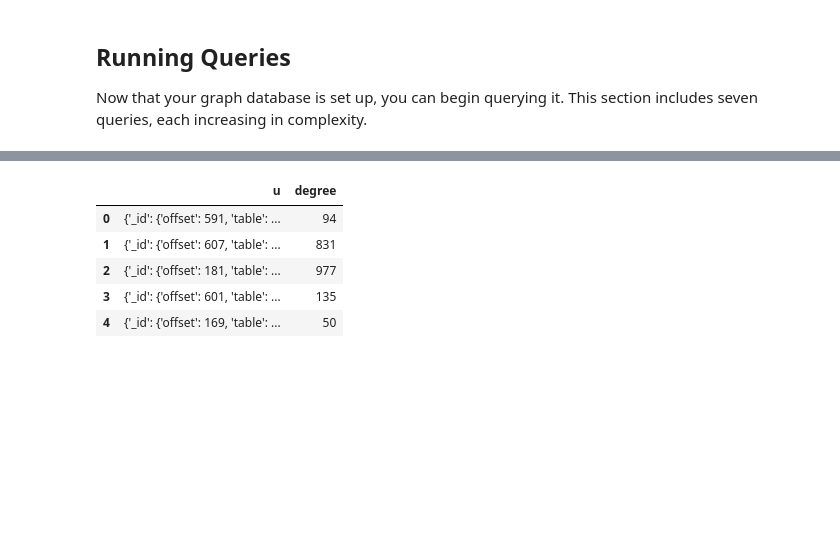
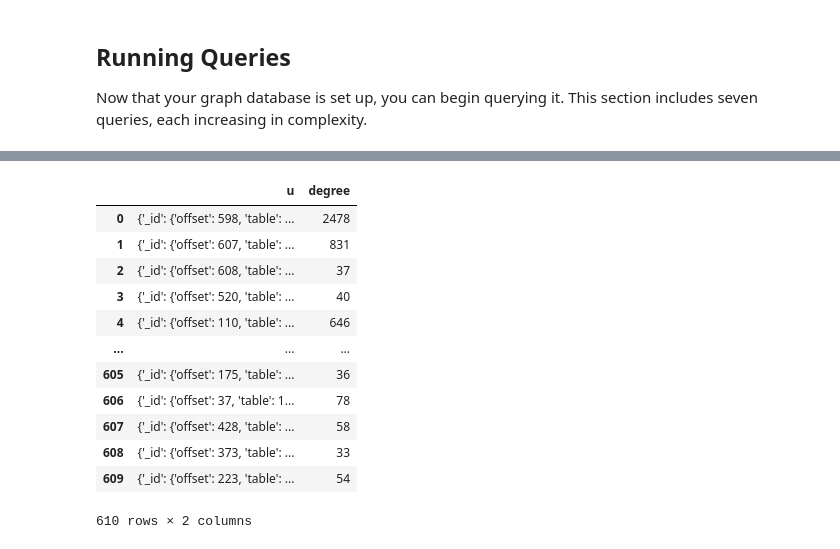
Before and after one commit to coopergolemme/lab6, a Jupyter notebook: assignments/assignment_1.ipynb, the cells around one changed output, grey strips where cells are left out. Saved outputs shown, nothing was run; the diff lists cells and outputs as text; code cells hidden in the pictures; blank space fills up the shorter version.

```diff
--- a/assignments/assignment_1.ipynb
+++ b/assignments/assignment_1.ipynb
@@ -5,6 +5,8 @@ The first part of this assignment is designed to give you hands-on experience wi
 # %%
 import os
 import sys
+import pandas as pd
+pd.set_option('display.max_colwidth', 200)
 
 sys.path.append(os.path.abspath(os.path.join(os.path.dirname('__file__'), '..')))
 from utils import setup_database, download_sample_data
@@ -88,17 +113,24 @@ df.head()
 # %%
 # Query 4: Query all nodes with the label 'User'. Count the degree for these nodes. Filter the nodes where the user rated more than 3 movies. Return the users and the degree
 # Hint: First find all users and their ratings, then count the degree, and finally filter the results to only include users with more than 3 ratings
-result = connection.execute("")
+result = connection.execute(" MATCH (u:User)-[r:Rating]-(m:Movie) WITH u, COUNT(u) AS degree WHERE degree > 3 RETURN u, degree")
 
 df = result.get_as_df()
-df.head()
+df
 # %% [output]
 |  | u | degree |
-| 0 | {'_id': {'offset': 591, 'table': ... | 94 |
+| 0 | {'_id': {'offset': 598, 'table': ... | 2478 |
 | 1 | {'_id': {'offset': 607, 'table': ... | 831 |
-| 2 | {'_id': {'offset': 181, 'table': ... | 977 |
-| 3 | {'_id': {'offset': 601, 'table': ... | 135 |
-| 4 | {'_id': {'offset': 169, 'table': ... | 50 |
+| 2 | {'_id': {'offset': 608, 'table': ... | 37 |
+| 3 | {'_id': {'offset': 520, 'table': ... | 40 |
+| 4 | {'_id': {'offset': 110, 'table': ... | 646 |
+| ... | ... | ... |
+| 605 | {'_id': {'offset': 175, 'table': ... | 36 |
+| 606 | {'_id': {'offset': 37, 'table': 1... | 78 |
+| 607 | {'_id': {'offset': 428, 'table': ... | 58 |
+| 608 | {'_id': {'offset': 373, 'table': ... | 33 |
+| 609 | {'_id': {'offset': 223, 'table': ... | 54 |
+610 rows × 2 columns
 # %%
 # Query 5: Query all nodes with the label 'Movie'. Each node has a 'genre' attribute. Count the number of nodes per genre
 # Hint: Use the `WITH` clause to group by genres and count the number of movies
```
Also changed, not shown: parts of 7 cells of this notebook.
